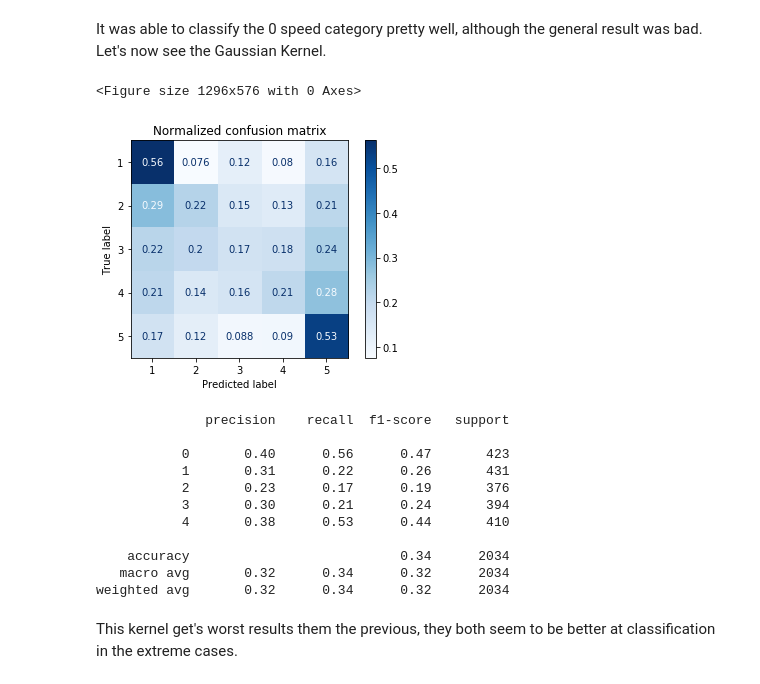
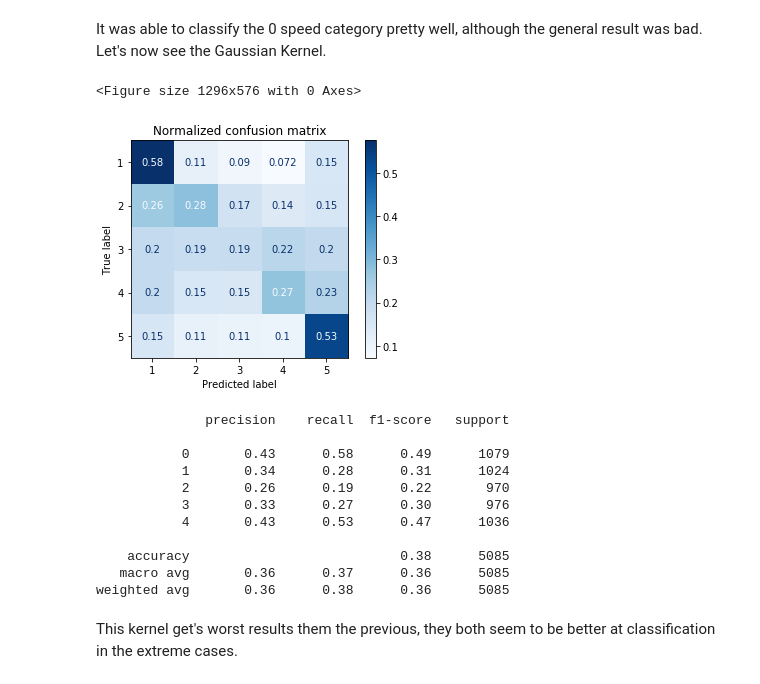
Before and after one commit to PedroCotovio/MLproject, a Jupyter notebook: Task1.ipynb, the cells around one changed output. Cells and saved outputs as stored; diff of their text form; code cells hidden in the pictures.

```diff
--- a/Task1.ipynb
+++ b/Task1.ipynb
@@ -272,25 +273,24 @@ weighted avg       0.34      0.33      0.33      2034
 # %% [markdown]
 It was able to classify the 0 speed category pretty well, although the general result was bad. Let's now see the Gaussian Kernel.
 # %%
-svclassifier2 = SVC(kernel='rbf', C=1)
-svclassifier2.fit(X_train, y_train)
-plt, metrics= model_metrics(X_test,y_test, svclassifier2, [1,2,3,4,5])
+svclassifier = SVC(kernel='rbf', C=1)
+plt, metrics= model_metrics(Bl, my, svclassifier, [1,2,3,4,5])
 plt.show()
 print(metrics)
 # %% [output]
 <Figure size 1296x576 with 0 Axes>
-[figure, old version]
+[figure, new version]
               precision    recall  f1-score   support
 
-           0       0.40      0.56      0.47       423
-           1       0.31      0.22      0.26       431
-           2       0.23      0.17      0.19       376
-           3       0.30      0.21      0.24       394
-           4       0.38      0.53      0.44       410
+           0       0.43      0.58      0.49      1079
+           1       0.34      0.28      0.31      1024
+           2       0.26      0.19      0.22       970
+           3       0.33      0.27      0.30       976
+           4       0.43      0.53      0.47      1036
 
-    accuracy                           0.34      2034
-   macro avg       0.32      0.34      0.32      2034
-weighted avg       0.32      0.34      0.32      2034
+    accuracy                           0.38      5085
+   macro avg       0.36      0.37      0.36      5085
+weighted avg       0.36      0.38      0.36      5085
 # %% [markdown]
 This kernel get's worst results them the previous, they both seem to be better at classification in the extreme cases.
 # %% [markdown]
```
Also changed, not shown: parts of 31 cells of this notebook, 4 other files.
